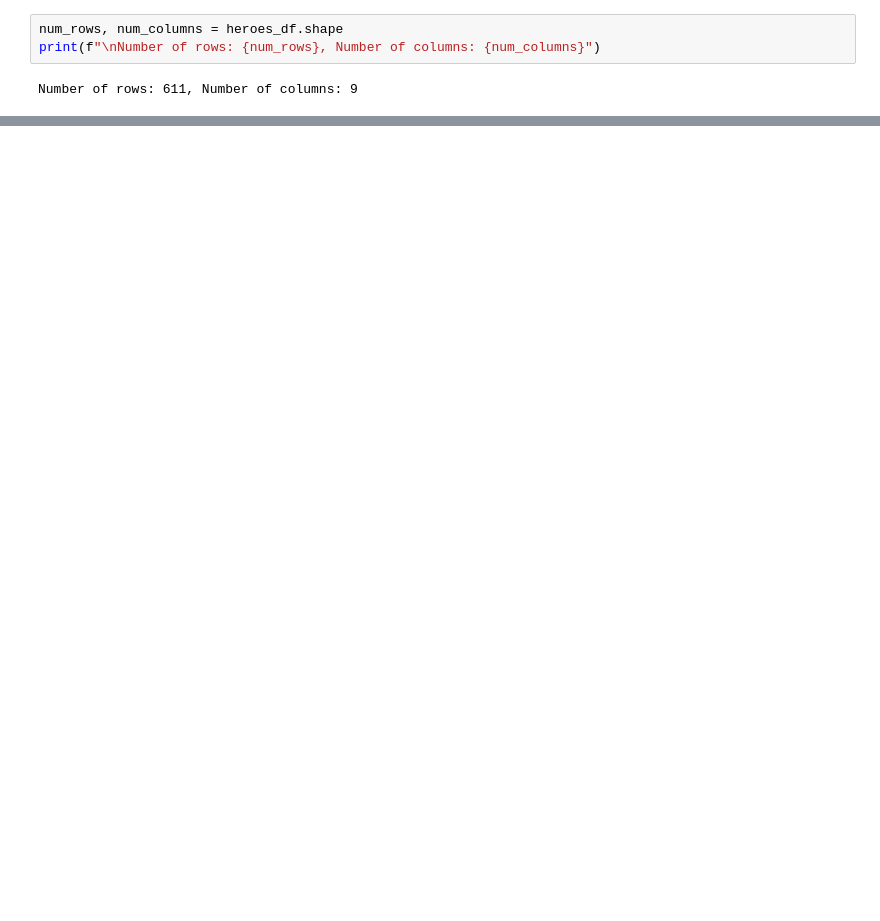
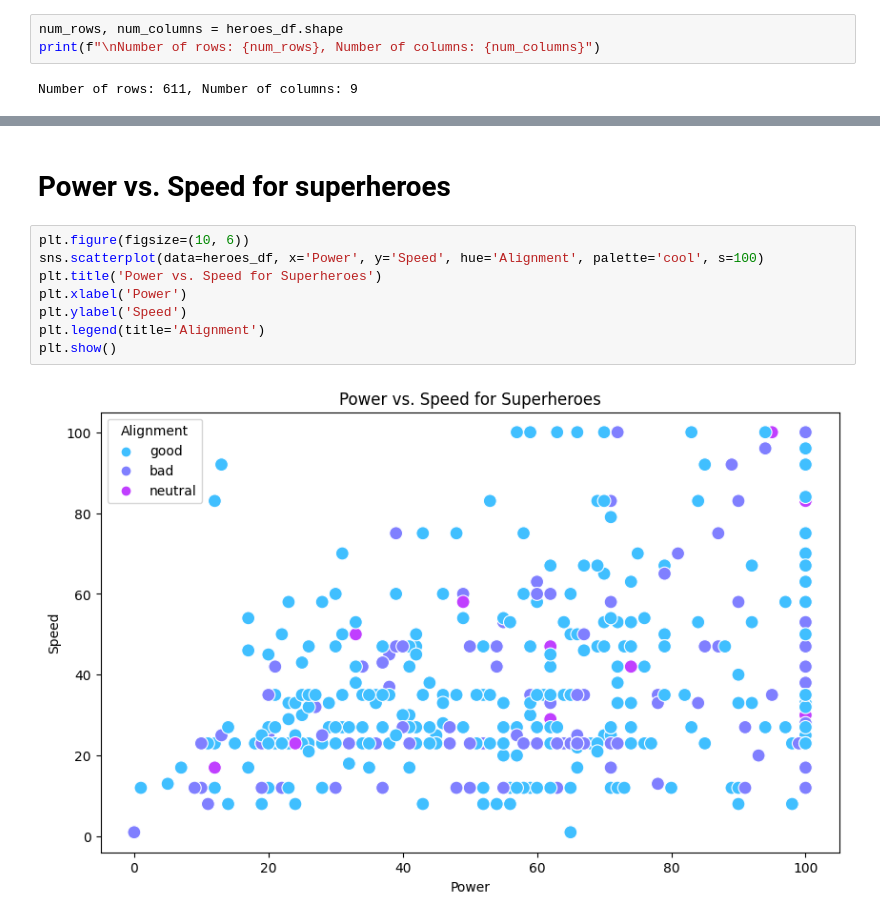
Before and after one commit to JKRAYV/JUMPlus, a Jupyter notebook: HeroDataSetAnalysis/HeroDataSetAnalysis.ipynb, the cells around one changed output, grey strips where cells are left out. Cells and saved outputs as stored; diff of their text form; blank space fills up the shorter version.

```diff
--- a/HeroDataSetAnalysis/HeroDataSetAnalysis.ipynb
+++ b/HeroDataSetAnalysis/HeroDataSetAnalysis.ipynb
@@ -27,0 +281,12 @@ Number of rows: 611, Number of columns: 9
+# %% [markdown]
+# Power vs. Speed for superheroes
+# %%
+plt.figure(figsize=(10, 6))
+sns.scatterplot(data=heroes_df, x='Power', y='Speed', hue='Alignment', palette='cool', s=100)
+plt.title('Power vs. Speed for Superheroes')
+plt.xlabel('Power')
+plt.ylabel('Speed')
+plt.legend(title='Alignment')
+plt.show()
+# %% [output]
+[figure, added]
```
Also changed, not shown: parts of 38 cells of this notebook, 1 other file.
